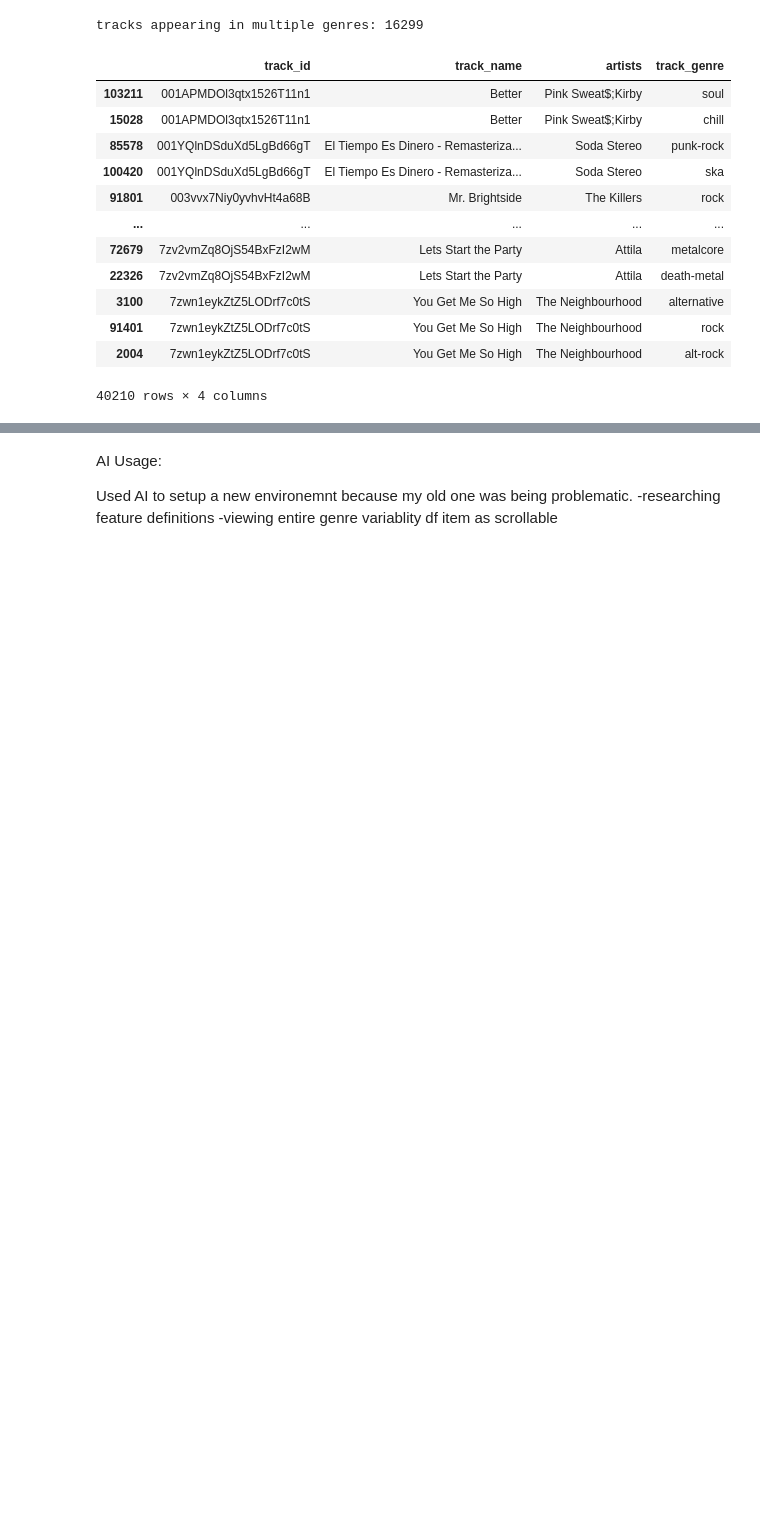
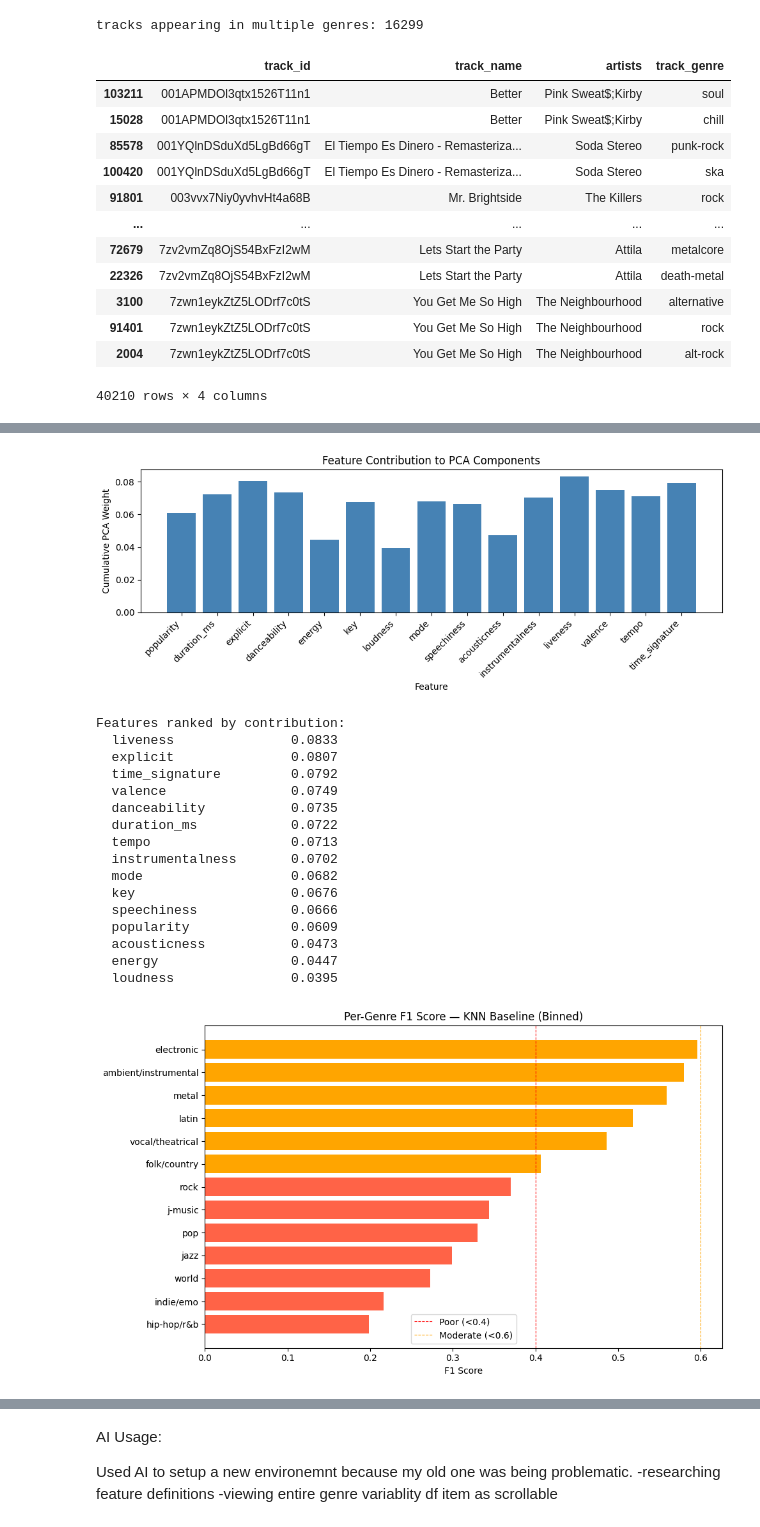
Before and after one commit to CindyX0/DS-340-Group-Project, a Jupyter notebook: Codebooks/EDA.ipynb, the cells around one changed output, grey strips where cells are left out. Saved outputs shown, nothing was run; the diff lists cells and outputs as text; code cells hidden in the pictures; blank space fills up the shorter version.

```diff
--- a/Codebooks/EDA.ipynb
+++ b/Codebooks/EDA.ipynb
@@ -195,0 +512,52 @@ tracks appearing in multiple genres: 16299
+# %%
+
+#  feature importance via PCA weights ─
+feature_importance = np.abs(pca.components_).sum(axis=0)
+feature_importance = feature_importance / feature_importance.sum()
+
+plt.figure(figsize=(10, 4))
+plt.bar(audio_features, feature_importance, color="steelblue")
+plt.xlabel("Feature"); plt.ylabel("Cumulative PCA Weight")
+plt.title("Feature Contribution to PCA Components")
+plt.xticks(rotation=45, ha="right")
+plt.tight_layout(); plt.show()
+
+ranked = sorted(zip(audio_features, feature_importance), key=lambda x: x[1], reverse=True)
+print("\nFeatures ranked by contribution:")
+for feat, score in ranked:
+    print(f"  {feat:<22} {score:.4f}")
+
+# ── per genre F1 scores ──
+report = classification_report(y_test, y_pred, target_names=le.classes_, output_dict=True)
+report_df = pd.DataFrame(report).T.drop(["accuracy", "macro avg", "weighted avg"])
+report_df = report_df.sort_values("f1-score")
+
+plt.figure(figsize=(10, 6))
+plt.barh(report_df.index, report_df["f1-score"], color=[
+    "tomato" if f < 0.4 else "orange" if f < 0.6 else "steelblue"
+    for f in report_df["f1-score"]
+])
+plt.axvline(0.4, color="red", linestyle="--", linewidth=0.8, label="Poor (<0.4)")
+plt.axvline(0.6, color="orange", linestyle="--", linewidth=0.8, label="Moderate (<0.6)")
+plt.xlabel("F1 Score")
+plt.title("Per-Genre F1 Score — KNN Baseline (Binned)")
+plt.legend(); plt.tight_layout(); plt.show()
+# %% [output]
+[figure, added]
+Features ranked by contribution:
+  liveness               0.0833
+  explicit               0.0807
+  time_signature         0.0792
+  valence                0.0749
+  danceability           0.0735
+  duration_ms            0.0722
+  tempo                  0.0713
+  instrumentalness       0.0702
+  mode                   0.0682
+  key                    0.0676
+  speechiness            0.0666
+  popularity             0.0609
+  acousticness           0.0473
+  energy                 0.0447
+  loudness               0.0395
+[figure, added]
```
Also changed, not shown: parts of 5 cells of this notebook, 1 other file.
